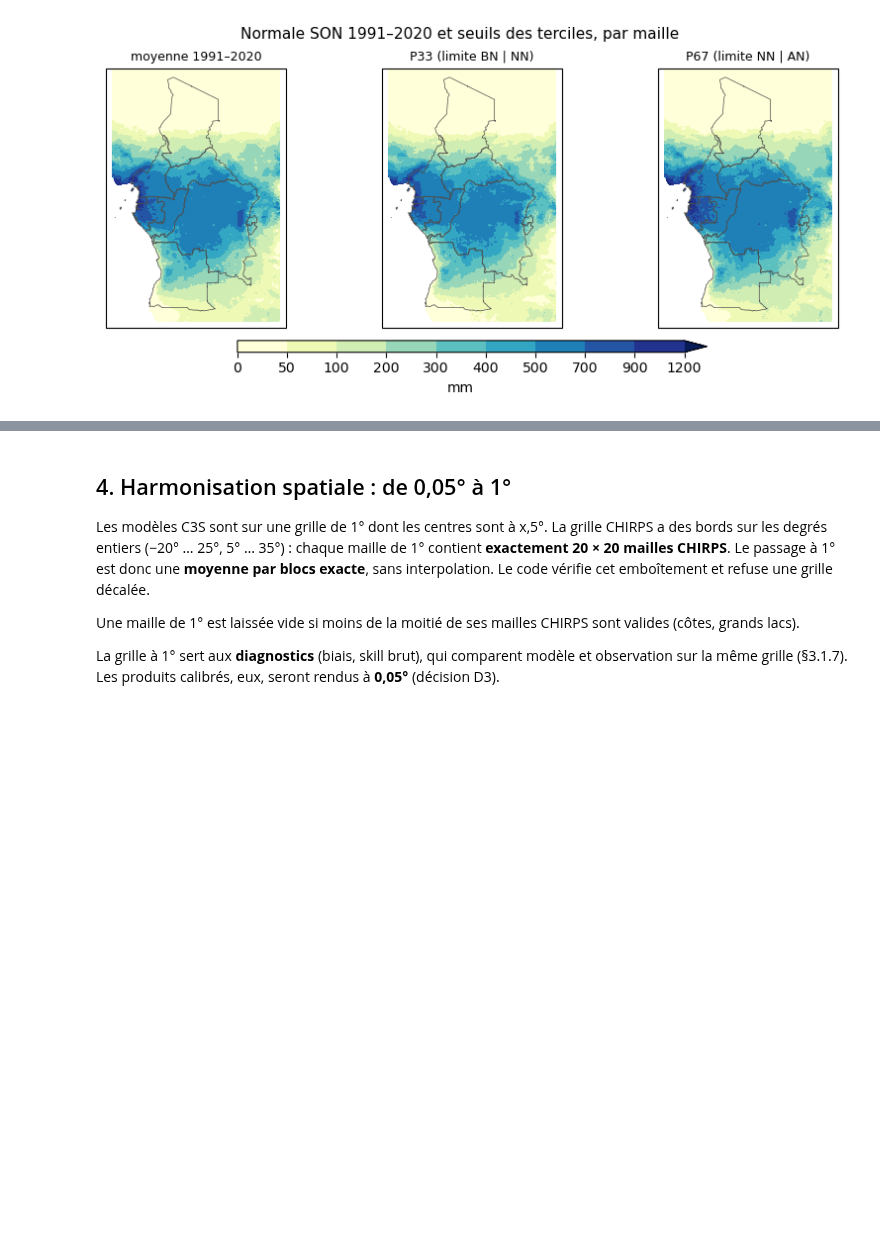
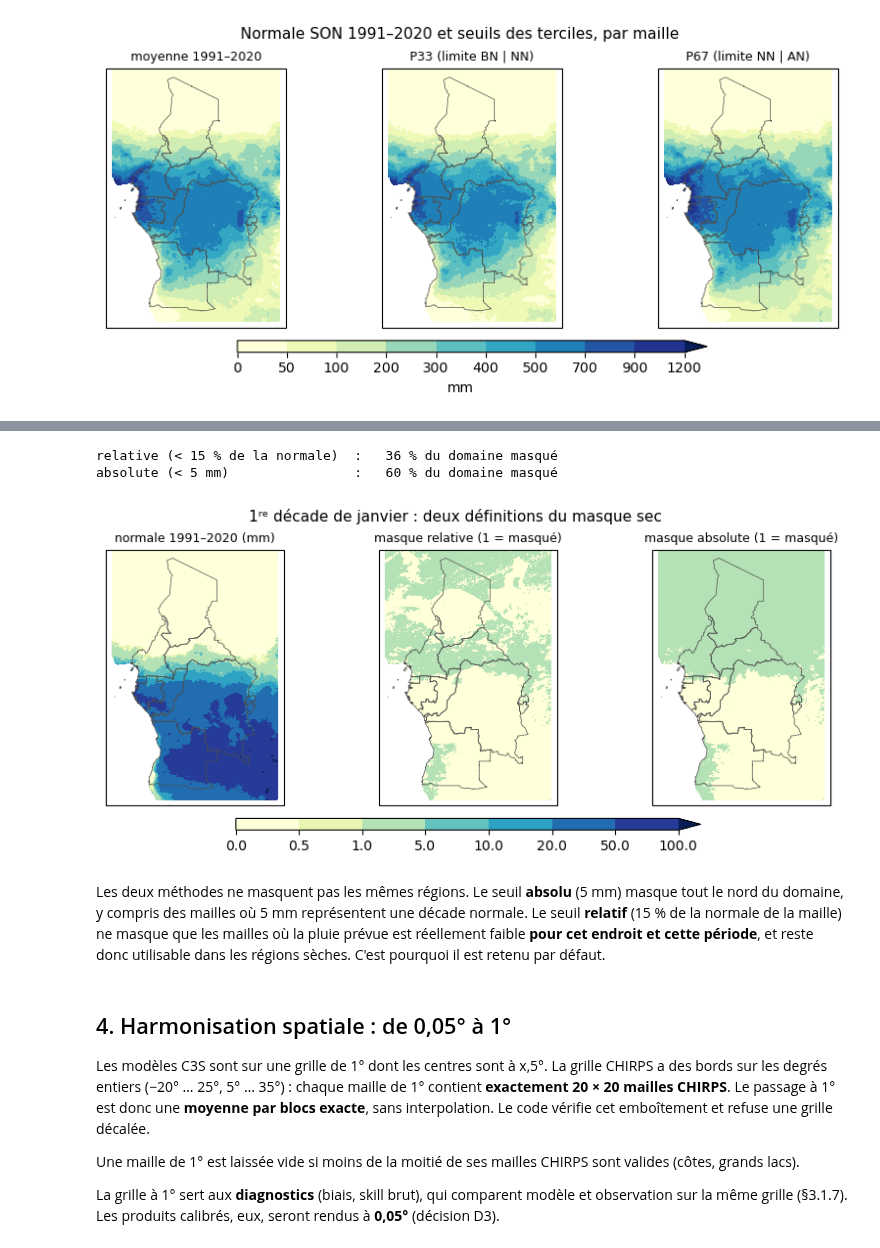
Before and after one commit to ludric-flan/eccas-s2s, a Jupyter notebook: notebooks/pedagogiques/01_observations_chirps.ipynb, the cells around one changed output, grey strips where cells are left out. Saved outputs shown, nothing was run; the diff lists cells and outputs as text; code cells hidden in the pictures; blank space fills up the shorter version.

```diff
--- a/notebooks/pedagogiques/01_observations_chirps.ipynb
+++ b/notebooks/pedagogiques/01_observations_chirps.ipynb
@@ -171,3 +170,23 @@ fig = map_panel([dj, (p33 == 0).where(dj.notnull()).astype(float)],
+# %%
+from eccas_s2s.products.masks import dry_mask, dry_mask_settings
+key = "dekad_01_1"
+pseudo_forecast = dek.sel(time="2025-01-01")
+normal_mean = norm["mean"].sel(calendar_key=key)
+m_rel = dry_mask(pseudo_forecast, dry_mask_settings(cfg.thresholds, method="relative"), normal_mean)
+m_abs = dry_mask(pseudo_forecast, dry_mask_settings(cfg.thresholds, method="absolute"), scale="decade")
+dom = pseudo_forecast.notnull()
+for name, m in (("relative (< 15 % de la normale)", m_rel), ("absolute (< 5 mm)", m_abs)):
+    print(f"{name:32s} : {float(m.where(dom).mean()) * 100:4.0f} % du domaine masqué")
+fig = map_panel([normal_mean, m_rel.where(dom).astype(float), m_abs.where(dom).astype(float)],
+                ["normale 1991–2020 (mm)", "masque relative (1 = masqué)", "masque absolute (1 = masqué)"],
+                shapefile=SHP, cmap="YlGnBu", levels=[0, 0.5, 1, 5, 10, 20, 50, 100], extend="max",
+                suptitle="1ʳᵉ décade de janvier : deux définitions du masque sec")
+# %% [output]
+relative (< 15 % de la normale)  :   36 % du domaine masqué
+absolute (< 5 mm)                :   60 % du domaine masqué
+[figure, added]
+# %% [markdown]
+Les deux méthodes ne masquent pas les mêmes régions. Le seuil **absolu** (5 mm) masque tout le nord du domaine, y compris des mailles où 5 mm représentent une décade normale. Le seuil **relatif** (15 % de la normale de la maille) ne masque que les mailles où la pluie prévue est réellement faible **pour cet endroit et cette période**, et reste donc utilisable dans les régions sèches. C'est pourquoi il est retenu par défaut.
 # %% [markdown]
 ## 4. Harmonisation spatiale : de 0,05° à 1°
 
```
Also changed, not shown: parts of 10 cells of this notebook, 6 other files.
